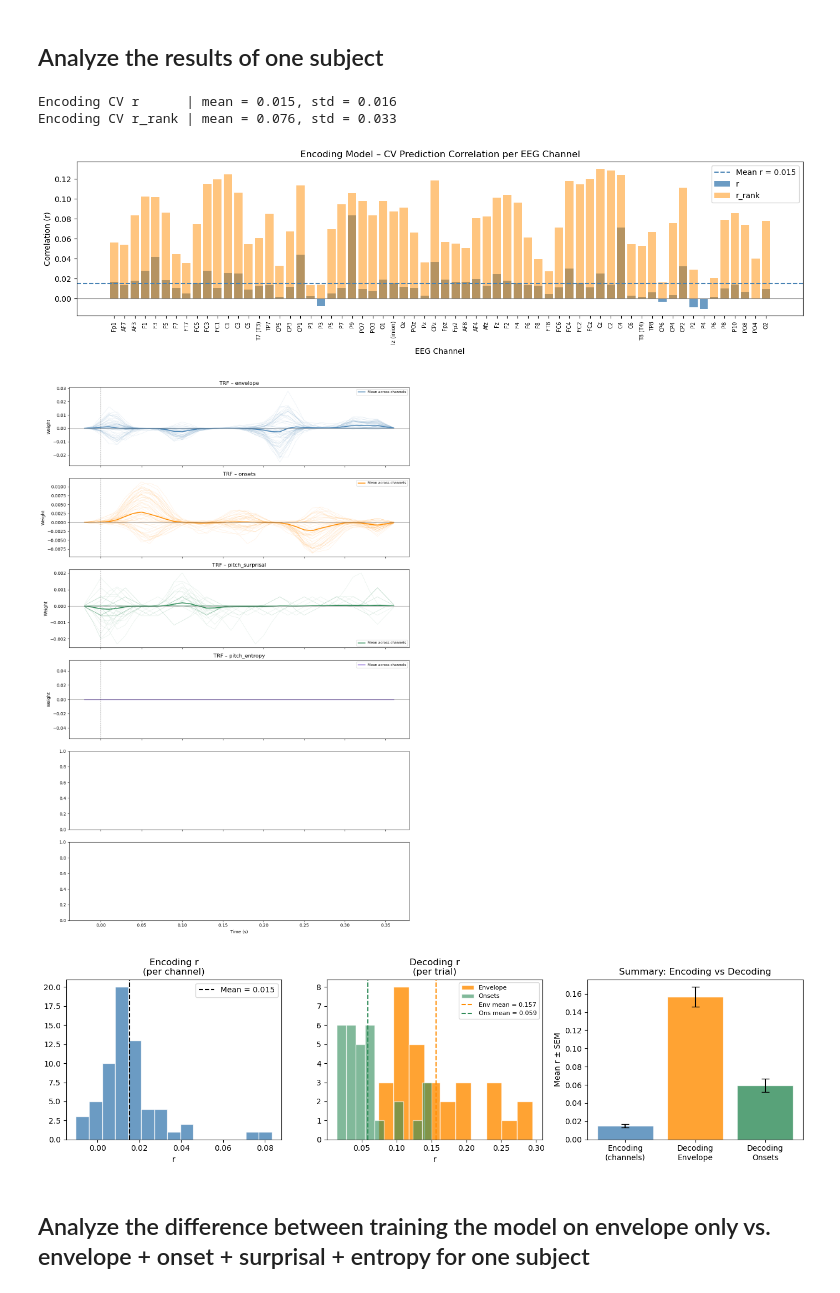
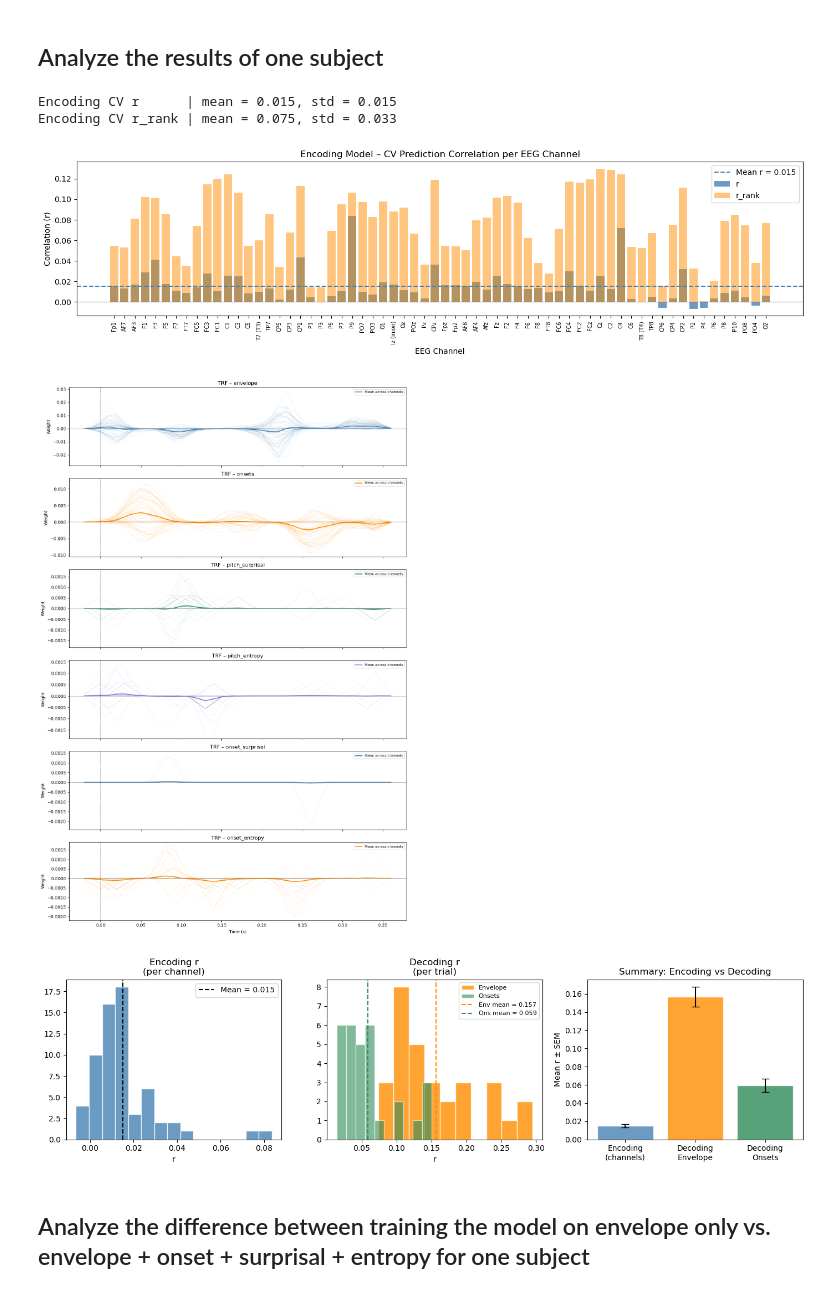
Before and after one commit to pereiraa10/musical-surprisal, a Jupyter notebook: TRF/avg_trf.ipynb, the cells around one changed output. Drawn from its saved outputs; the diff is of its cells as text; code cells hidden in the pictures.

```diff
--- a/TRF/avg_trf.ipynb
+++ b/TRF/avg_trf.ipynb
@@ -551,7 +533,7 @@ for sub in range(1, 21):
 ## Analyze the results of one subject
 # %%
 # ── 1. Load data ──────────────────────────────────────────────────────────────
-filename = f"pickles/encoding/Sub1_['envelope', 'onsets', 'pitch_surprisal', 'pitch_entropy', 'onset_surprisal', 'onset_entropy']_all_data.pkl"
+filename = f"pickles/encoding_22_03/Sub1_['envelope', 'onsets', 'pitch_surprisal', 'pitch_entropy', 'onset_surprisal', 'onset_entropy']_acoustic_music_data.pkl"
 
 all_data = eelbrain.load.unpickle(filename)
 
@@ -601,7 +583,7 @@ plt.show()
 
 # ── 6. Figure 2 – TRF weights per predictor ──────────────────────────────────
 fig, axes = plt.subplots(len(x), 1, figsize=(12, 3 * len(x)), sharex=True)
-colors = ['steelblue', 'darkorange', 'seagreen', 'mediumpurple']
+colors = ['steelblue', 'darkorange', 'seagreen', 'mediumpurple','steelblue', 'darkorange']
 
 for ax, predictor, color in zip(axes, x, colors):
     h    = trf_weights[predictor]
@@ -643,38 +625,38 @@ axes[0].legend()
 axes[1].hist(r_envelope, bins=10, color='darkorange', alpha=0.8,
              edgecolor='white', label='Envelope')
 axes[1].hist(r_onsets,   bins=10, color='seagreen',   alpha=0.6,
              edgecolor='white', label='Onsets')
 axes[1].axvline(r_envelope.mean(), color='darkorange', linestyle='--',
                 label=f'Env mean = {r_envelope.mean():.3f}')
 axes[1].axvline(r_onsets.mean(),   color='seagreen',   linestyle='--',
                 label=f'Ons mean = {r_onsets.mean():.3f}')
 axes[1].set_xlabel('r')
 axes[1].set_title('Decoding r\n(per trial)')
 axes[1].legend(fontsize=8)
 
 # Panel C: Summary bar — mean r for encoding vs both decoding directions
 means  = [encoding_r_np.mean(), r_envelope.mean(), r_onsets.mean()]
 sems   = [encoding_r_np.std() / np.sqrt(len(encoding_r_np)),
           r_envelope.std()   / np.sqrt(len(r_envelope)),
           r_onsets.std()     / np.sqrt(len(r_onsets))]
 labels = ['Encoding\n(channels)', 'Decoding\nEnvelope', 'Decoding\nOnsets']
 bar_colors = ['steelblue', 'darkorange', 'seagreen']
 
 axes[2].bar(labels, means, yerr=sems, color=bar_colors, alpha=0.8,
             edgecolor='white', capsize=5)
 axes[2].axhline(0, color='gray', linewidth=0.8)
 axes[2].set_ylabel('Mean r ± SEM')
 axes[2].set_title('Summary: Encoding vs Decoding')
 
 plt.tight_layout()
 # plt.savefig('encoding_vs_decoding.png', dpi=150)
 plt.show()
 # %% [output]
-Encoding CV r      | mean = 0.015, std = 0.016
-Encoding CV r_rank | mean = 0.076, std = 0.033
+Encoding CV r      | mean = 0.015, std = 0.015
+Encoding CV r_rank | mean = 0.075, std = 0.033
-[figure, old version]
+[figure, new version]
-[figure, old version]
+[figure, new version]
-[figure, old version]
+[figure, new version]
 # %% [markdown]
 ## Analyze the difference between training the model on envelope only vs. envelope + onset + surprisal + entropy for one subject
 # %%
```
Also changed, not shown: parts of 11 cells of this notebook, 7 other files.
